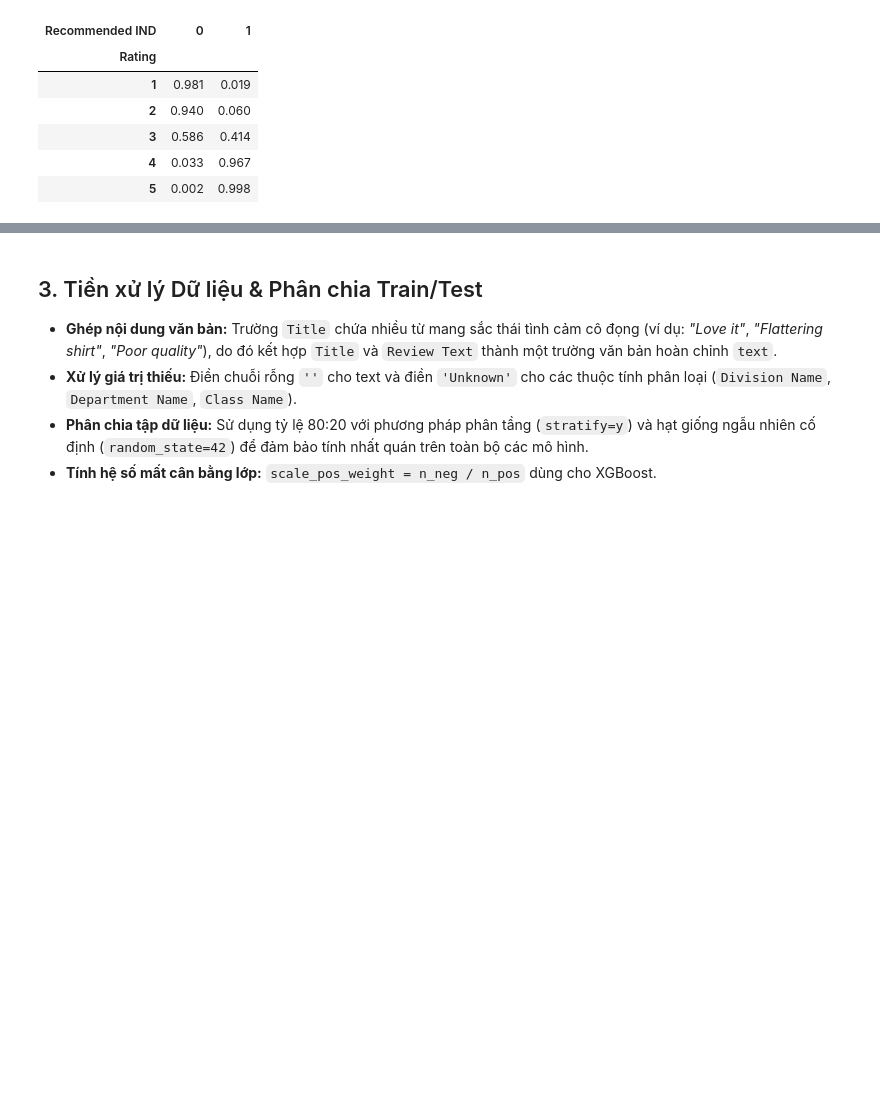
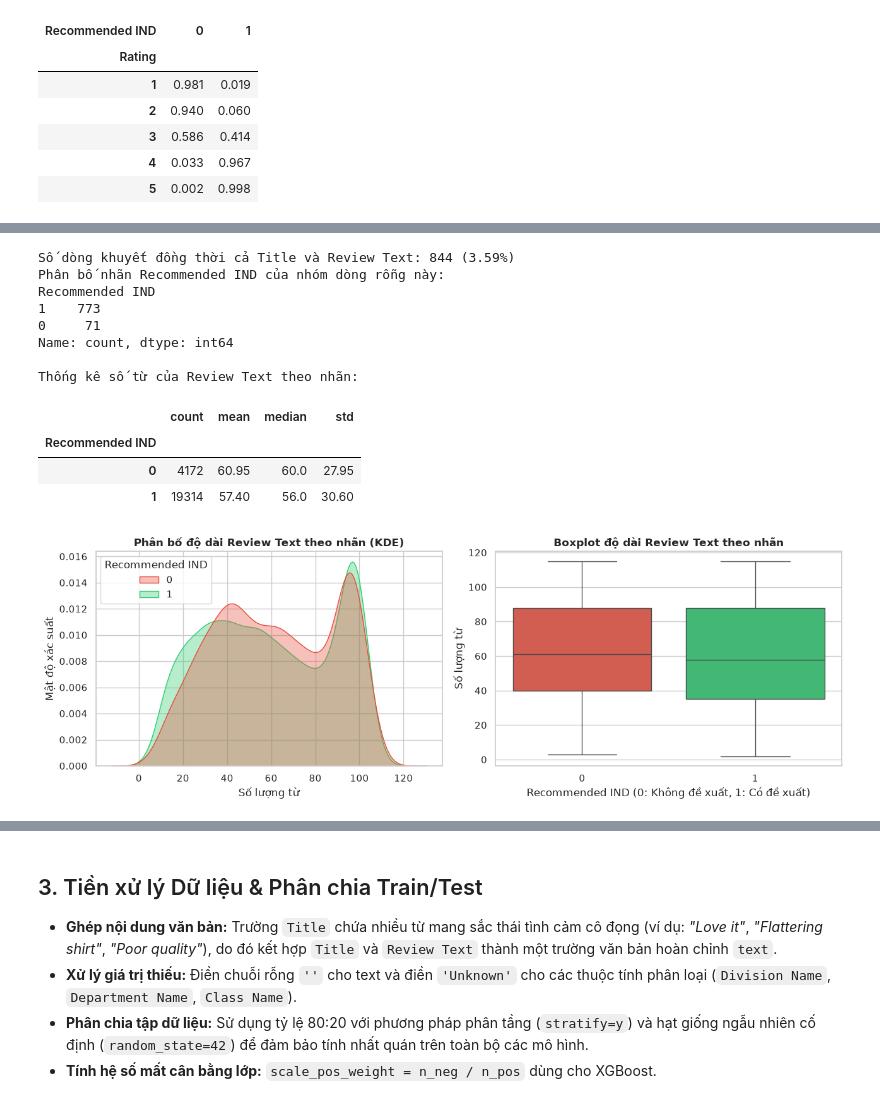
Before and after one commit to trannhatdang/Report-Machine-Learning-WomensClothingReviews-HK261, a Jupyter notebook: Content/Giai Quyet Bai Toan/ML_BTL_Unified_Womens_Clothing_Reviews.ipynb, the cells around one changed output, grey strips where cells are left out. Drawn from its saved outputs; the diff is of its cells as text; code cells hidden in the pictures; blank space fills up the shorter version.

```diff
--- a/Content/Giai Quyet Bai Toan/ML_BTL_Unified_Womens_Clothing_Reviews.ipynb
+++ b/Content/Giai Quyet Bai Toan/ML_BTL_Unified_Womens_Clothing_Reviews.ipynb
@@ -170,0 +177,47 @@ Ma trận tương quan giữa Rating và Recommended IND (Target Leakage):
+# %%
+# 1. Kiểm tra các dòng khuyết ĐỒNG THỜI cả Title và Review Text
+both_null = df['Title'].isna() & df['Review Text'].isna()
+print(f"Số dòng khuyết đồng thời cả Title và Review Text: {both_null.sum()} ({both_null.mean()*100:.2f}%)")
+print("Phân bố nhãn Recommended IND của nhóm dòng rỗng này:")
+print(df.loc[both_null, 'Recommended IND'].value_counts())
+
+# 2. So sánh độ dài bài đánh giá (số từ) giữa Lớp 0 và Lớp 1
+eda_df = df.copy()
+eda_df['word_count'] = eda_df['Review Text'].fillna('').str.split().str.len()
+
+print("\nThống kê số từ của Review Text theo nhãn:")
+display(eda_df.groupby('Recommended IND')['word_count'].agg(['count', 'mean', 'median', 'std']).round(2))
+
+# Vẽ KDE và Boxplot so sánh độ dài văn bản theo nhãn (trên các mẫu có nội dung)
+fig, axes = plt.subplots(1, 2, figsize=(13, 4.5))
+df_non_empty = eda_df[eda_df['word_count'] > 0]
+palette_cls = {0: '#e74c3c', 1: '#2ecc71'}
+
+sns.kdeplot(data=df_non_empty, x='word_count', hue='Recommended IND',
+            palette=palette_cls, common_norm=False, fill=True, alpha=0.35, ax=axes[0])
+axes[0].set_title('Phân bố độ dài Review Text theo nhãn (KDE)', fontsize=12, fontweight='bold')
+axes[0].set_xlabel('Số lượng từ')
+axes[0].set_ylabel('Mật độ xác suất')
+
+sns.boxplot(data=df_non_empty, x='Recommended IND', y='word_count',
+            hue='Recommended IND', palette=palette_cls, legend=False, ax=axes[1])
+axes[1].set_title('Boxplot độ dài Review Text theo nhãn', fontsize=12, fontweight='bold')
+axes[1].set_xlabel('Recommended IND (0: Không đề xuất, 1: Có đề xuất)')
+axes[1].set_ylabel('Số lượng từ')
+
+plt.tight_layout()
+plt.show()
+# %% [output]
+Số dòng khuyết đồng thời cả Title và Review Text: 844 (3.59%)
+Phân bố nhãn Recommended IND của nhóm dòng rỗng này:
+Recommended IND
+1    773
+0     71
+Name: count, dtype: int64
+
+Thống kê số từ của Review Text theo nhãn:
+|  | count | mean | median | std |
+| Recommended IND |  |  |  |  |
+| 0 | 4172 | 60.95 | 60.0 | 27.95 |
+| 1 | 19314 | 57.40 | 56.0 | 30.60 |
+[figure, added]
```
Also changed, not shown: parts of 19 cells of this notebook, 6 other files.
